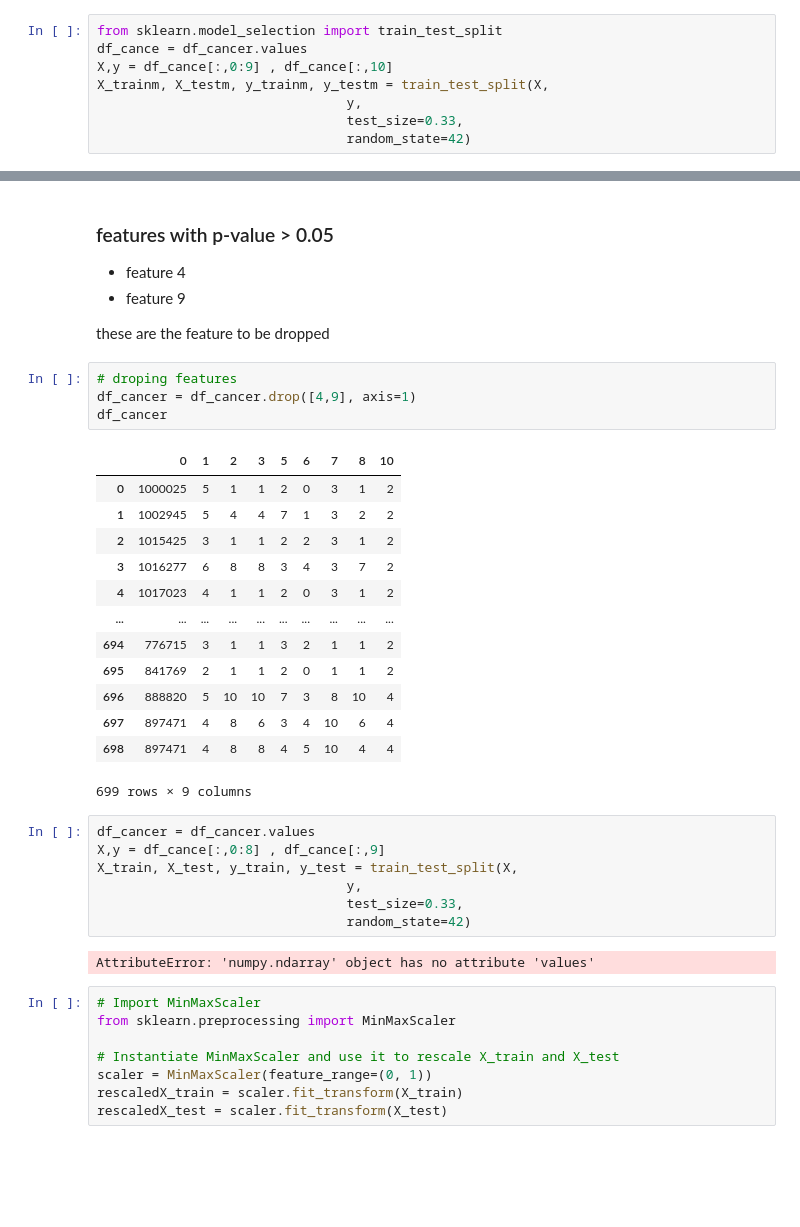
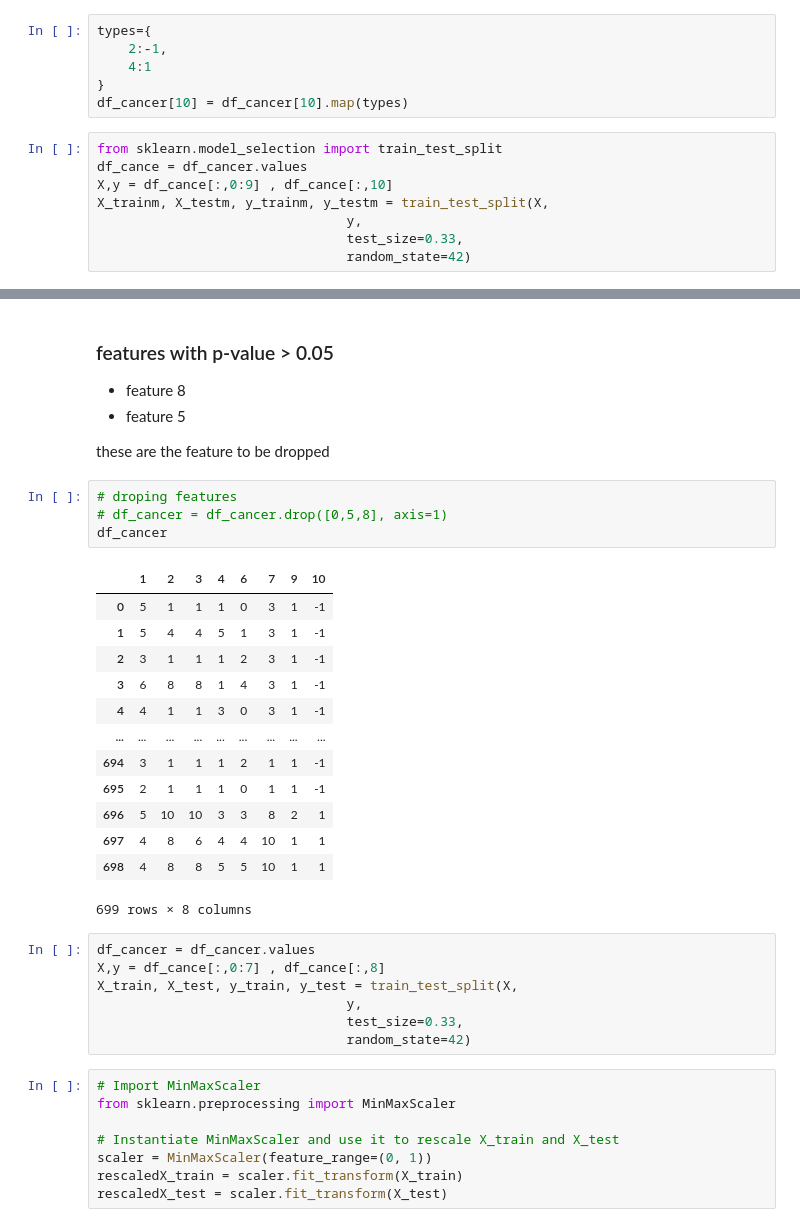
Before and after one commit to ntokozomfene/PREDICT_BREAST_CANCER, a Jupyter notebook: predict_breast_cancer.ipynb, the cells around one changed output, grey strips where cells are left out. Cells and saved outputs as stored; diff of their text form; blank space fills up the shorter version.

```diff
--- a/predict_breast_cancer.ipynb
+++ b/predict_breast_cancer.ipynb
@@ -170,6 +148,12 @@ plt.show()
 * Segregate features and labels into separate variables
 * Using sklearn.model_selection 'train_test_split'
 * Scaling splitted data 'X_train and X_test'
+# %%
+types={
+    2:-1,
+    4:1
+}
+df_cancer[10] = df_cancer[10].map(types)
 # %%
 from sklearn.model_selection import train_test_split
 df_cance = df_cancer.values
@@ -213,37 +197,35 @@ Warnings:
 strong multicollinearity or other numerical problems.
 # %% [markdown]
 ### features with p-value > 0.05
-* feature 4
-* feature 9
+* feature 8
+* feature 5
 
 these are the feature to be dropped
 # %%
 # droping features
-df_cancer = df_cancer.drop([4,9], axis=1)
+# df_cancer = df_cancer.drop([0,5,8], axis=1)
 df_cancer
 # %% [output]
-|  | 0 | 1 | 2 | 3 | 5 | 6 | 7 | 8 | 10 |
-| 0 | 1000025 | 5 | 1 | 1 | 2 | 0 | 3 | 1 | 2 |
-| 1 | 1002945 | 5 | 4 | 4 | 7 | 1 | 3 | 2 | 2 |
-| 2 | 1015425 | 3 | 1 | 1 | 2 | 2 | 3 | 1 | 2 |
-| 3 | 1016277 | 6 | 8 | 8 | 3 | 4 | 3 | 7 | 2 |
-| 4 | 1017023 | 4 | 1 | 1 | 2 | 0 | 3 | 1 | 2 |
-| ... | ... | ... | ... | ... | ... | ... | ... | ... | ... |
-| 694 | 776715 | 3 | 1 | 1 | 3 | 2 | 1 | 1 | 2 |
-| 695 | 841769 | 2 | 1 | 1 | 2 | 0 | 1 | 1 | 2 |
-| 696 | 888820 | 5 | 10 | 10 | 7 | 3 | 8 | 10 | 4 |
-| 697 | 897471 | 4 | 8 | 6 | 3 | 4 | 10 | 6 | 4 |
-| 698 | 897471 | 4 | 8 | 8 | 4 | 5 | 10 | 4 | 4 |
+|  | 1 | 2 | 3 | 4 | 6 | 7 | 9 | 10 |
+| 0 | 5 | 1 | 1 | 1 | 0 | 3 | 1 | -1 |
+| 1 | 5 | 4 | 4 | 5 | 1 | 3 | 1 | -1 |
+| 2 | 3 | 1 | 1 | 1 | 2 | 3 | 1 | -1 |
+| 3 | 6 | 8 | 8 | 1 | 4 | 3 | 1 | -1 |
+| 4 | 4 | 1 | 1 | 3 | 0 | 3 | 1 | -1 |
+| ... | ... | ... | ... | ... | ... | ... | ... | ... |
+| 694 | 3 | 1 | 1 | 1 | 2 | 1 | 1 | -1 |
+| 695 | 2 | 1 | 1 | 1 | 0 | 1 | 1 | -1 |
+| 696 | 5 | 10 | 10 | 3 | 3 | 8 | 2 | 1 |
+| 697 | 4 | 8 | 6 | 4 | 4 | 10 | 1 | 1 |
+| 698 | 4 | 8 | 8 | 5 | 5 | 10 | 1 | 1 |
-699 rows × 9 columns
+699 rows × 8 columns
 # %%
 df_cancer = df_cancer.values
-X,y = df_cance[:,0:8] , df_cance[:,9]
+X,y = df_cance[:,0:7] , df_cance[:,8]
 X_train, X_test, y_train, y_test = train_test_split(X,
                                 y,
                                 test_size=0.33,
                                 random_state=42)
-# %% [output]
-AttributeError: 'numpy.ndarray' object has no attribute 'values'
 # %%
 # Import MinMaxScaler
 from sklearn.preprocessing import MinMaxScaler
```
Also changed, not shown: parts of 9 cells of this notebook.
